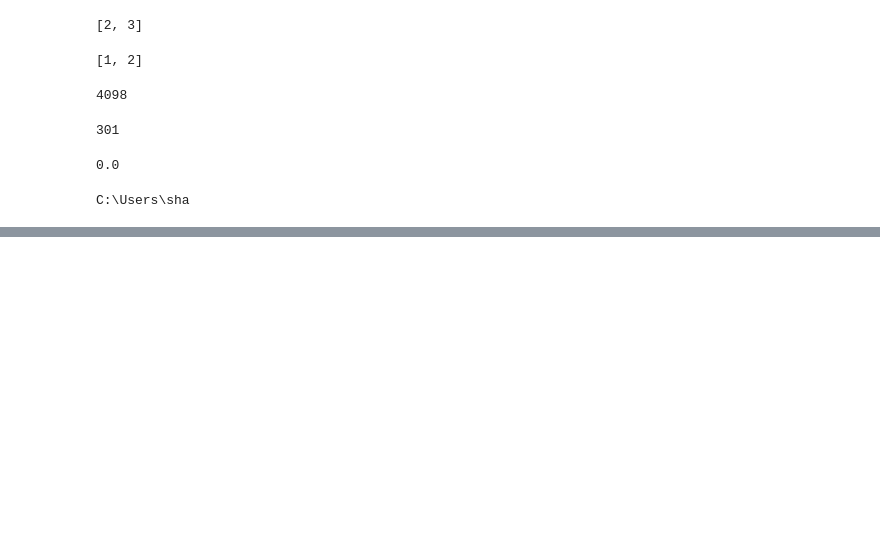
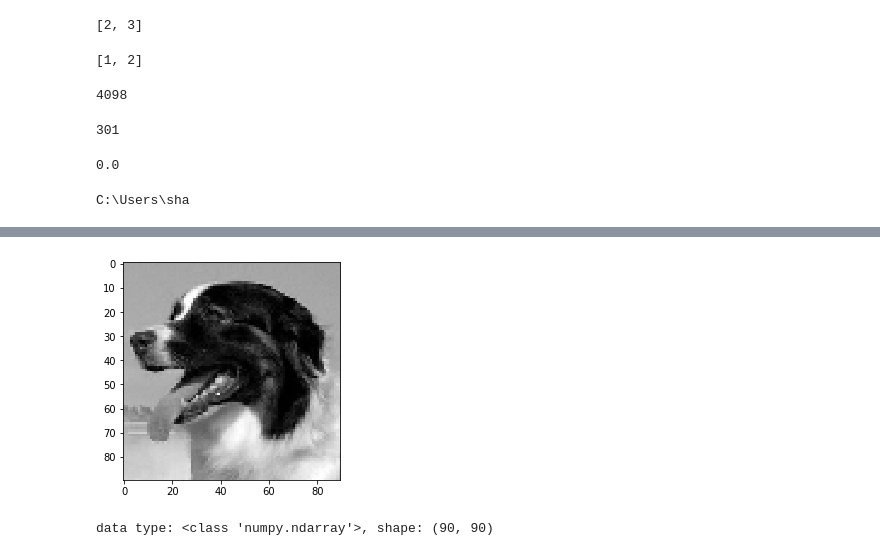
Before and after one commit to stevenha35/wonderful-toast, a Jupyter notebook: Getting Started with Data Science with Python.ipynb, the cells around one changed output, grey strips where cells are left out. Cells and saved outputs as stored; diff of their text form; code cells hidden in the pictures; blank space fills up the shorter version.

```diff
--- a/Getting Started with Data Science with Python.ipynb
+++ b/Getting Started with Data Science with Python.ipynb
@@ -105,0 +242,18 @@ C:\Users\sha
+# %%
+from skimage.io import imread
+from skimage.transform import resize
+from matplotlib import pyplot as plt
+import matplotlib.cm as cm
+
+example_file = ("http://upload.wikimedia.org/" +
+               "wikipedia/commons/7/7d/Dog_face.png")
+image = imread(example_file, as_grey = True)
+plt.imshow(image, cmap = cm.gray)
+plt.show()
+# %% [output]
+[figure, added]
+# %%
+print("data type: %s, shape: %s" %
+     (type(image), image.shape))
+# %% [output]
+data type: <class 'numpy.ndarray'>, shape: (90, 90)
```
Also changed, not shown: parts of 12 cells of this notebook.
